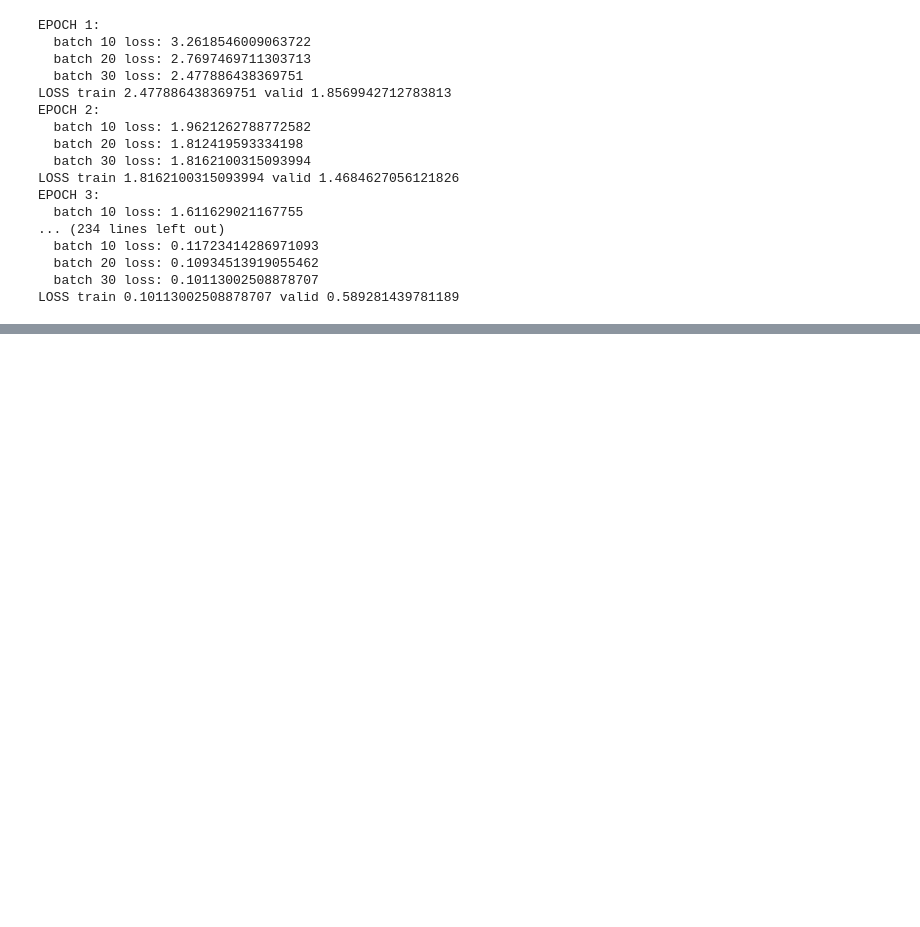
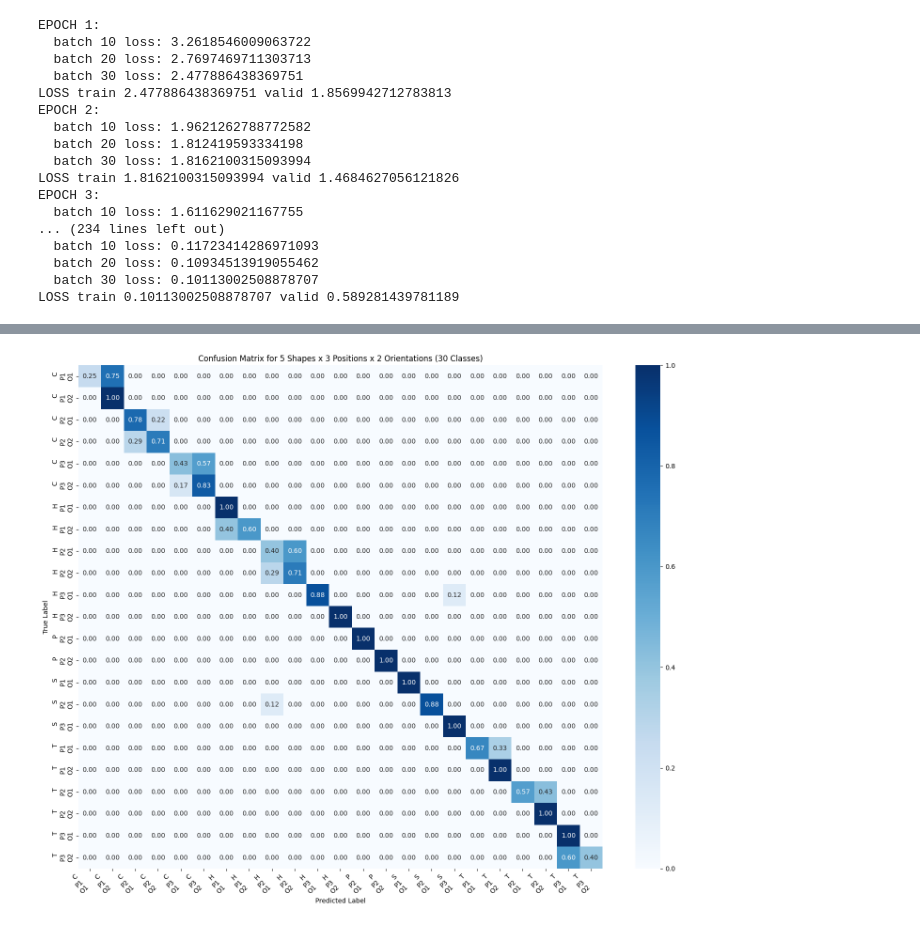
Before and after one commit to DhruvTrehan03/Soft-Tactile-Sensing-For-Robotic-Manipulation, a Jupyter notebook: 4M25_modelling/training.ipynb, the cells around one changed output, grey strips where cells are left out. Drawn from its saved outputs; the diff is of its cells as text; code cells hidden in the pictures; blank space fills up the shorter version.

Commit message:
confusion matrix

```diff
--- a/4M25_modelling/training.ipynb
+++ b/4M25_modelling/training.ipynb
@@ -240,0 +263,64 @@ Accuracy of the network on the validation set: 78 %
+# %%
+import numpy as np
+import matplotlib.pyplot as plt
+import seaborn as sns
+from sklearn.metrics import confusion_matrix
+
+# Define class parameters
+shapes = ['C', 'H', 'P', 'S', 'T']
+positions = ['P1', 'P2', 'P3']
+orientations = ['O1', 'O2']
+
+# Create human-friendly labels for each of the 30 classes
+class_labels = [f'{s}\n{p}\n{o}' for s in shapes for p in positions for o in orientations]
+num_classes = len(class_labels)  # should be 30
+
+num_samples = len(val_dataset)
+y_true = np.empty(0, dtype=int)
+y_pred = np.empty(0, dtype=int)
+
+test_dataloader = DataLoader(val_dataset, batch_size = 1, shuffle = True) # create dataloader for validation dataset
+
+with torch.no_grad():
+    for data in test_dataloader:
+        readings, labels = data
+        readings = readings.to(device)
+        labels = labels.to(device)
+        shape_labels = labels[:, 0]
+        position_labels = labels[:, 1]
+        orientation_labels = labels[:, 2]
+
+        shape_logits, position_logits, orientation_logits = model(readings)
+
+        _, shape_pred = torch.max(shape_logits, 1)
+        _, position_pred = torch.max(position_logits, 1)
+        _, orientation_pred = torch.max(orientation_logits, 1)
+
+        # combine the three predictions into a single class label for confusion matrix
+        y_true = np.append(y_true, shape_labels.item() * 6 + position_labels.item() * 2 + orientation_labels.item())
+        y_pred = np.append(y_pred, shape_pred.item() * 6 + position_pred.item() * 2 + orientation_pred.item())
+
+cm = confusion_matrix(y_true, y_pred, labels=np.arange(num_classes))
+
+# Identify indices of classes that appear in the ground truth (i.e., rows with non-zero sum)
+nonzero_indices = np.where(cm.sum(axis=1) != 0)[0]
+
+# Filter the confusion matrix and class labels to exclude classes with all zeros
+cm_filtered = cm[np.ix_(nonzero_indices, nonzero_indices)]
+class_labels_filtered = [class_labels[i] for i in nonzero_indices]
+
+# Normalize the filtered confusion matrix (each row sums to 1)
+cm_normalized = cm_filtered.astype('float') / cm_filtered.sum(axis=1)[:, np.newaxis]
+
+# Plot the confusion matrix using seaborn
+plt.figure(figsize=(15, 12))
+sns.heatmap(cm_normalized, annot=True, fmt='.2f', cmap='Blues',
+            xticklabels=class_labels_filtered, yticklabels=class_labels_filtered)
+plt.xlabel('Predicted Label')
+plt.ylabel('True Label')
+plt.title('Confusion Matrix for 5 Shapes x 3 Positions x 2 Orientations (30 Classes)')
+plt.xticks(rotation=45, ha='right')
+plt.tight_layout()
+plt.show()
+# %% [output]
+[figure, added]
```
Also changed, not shown: parts of 1 cell of this notebook, 1 other file.
